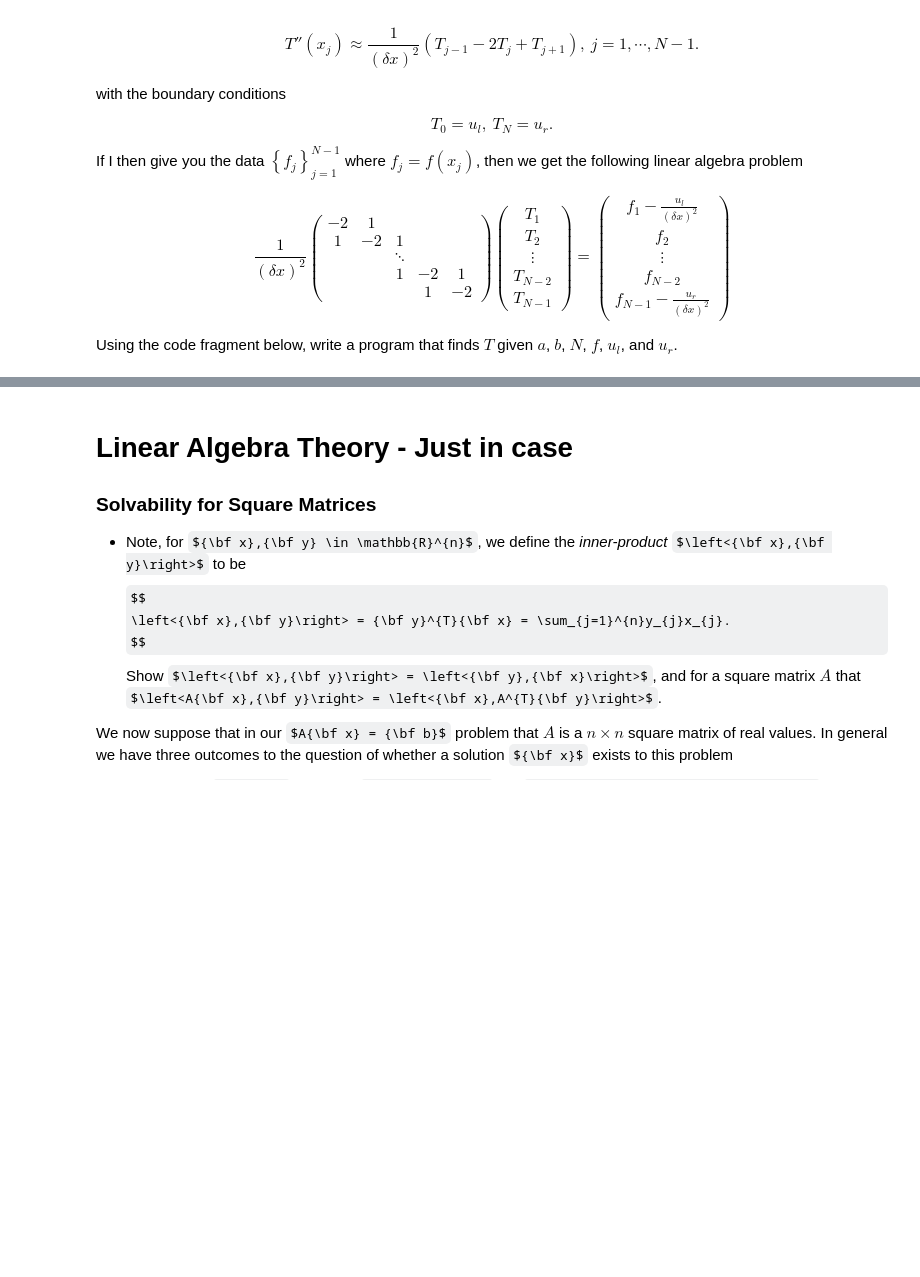
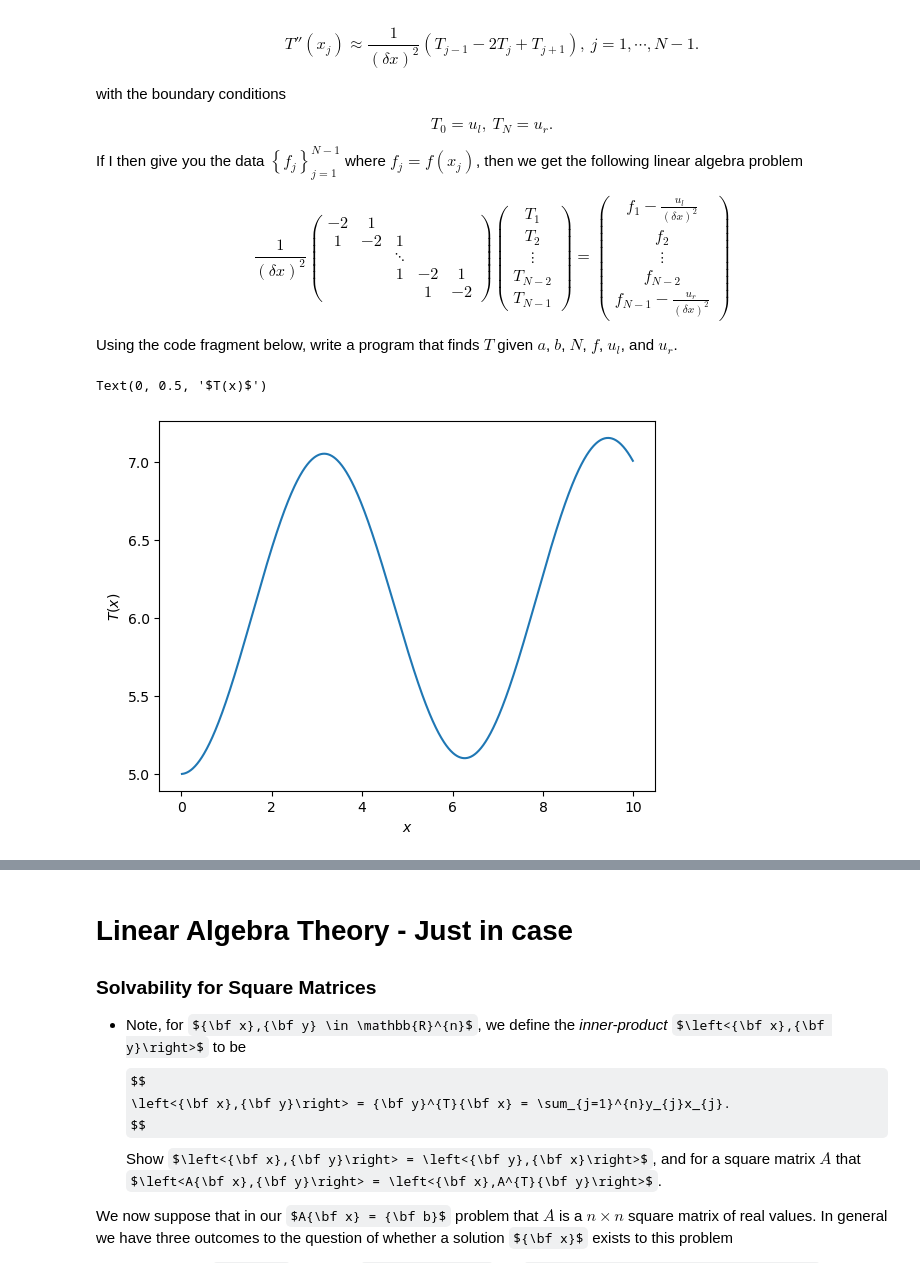
Before and after one commit to cwcurtis/Math-340-Notebooks, a Jupyter notebook: Lectures/Course_Lectures/Lecture_Nine_Sparse_Matrices_and_Finite_Differences.ipynb, the cells around one changed output, grey strips where cells are left out. Saved outputs shown, nothing was run; the diff lists cells and outputs as text; code cells hidden in the pictures; some formulas as TeX source; blank space fills up the shorter version.

```diff
--- a/Lectures/Course_Lectures/Lecture_Nine_Sparse_Matrices_and_Finite_Differences.ipynb
+++ b/Lectures/Course_Lectures/Lecture_Nine_Sparse_Matrices_and_Finite_Differences.ipynb
@@ -96,35 +119,38 @@ $$
 
 Using the code fragment below, write a program that finds $T$ given $a$, $b$, $N$, $f$, $u_{l}$, and $u_{r}$.
 # %%
-def temp_find(a,b,Nvls,fvals,ul,ur):
-    Nint = int(Nvls)
-    dx = (b-a)/Nvls
+def temp_find(a,b,fvals,ul,ur):
+    Np1 = fvals.size
+    dx = (b-a)/(Np1-1)
     idx2 = 1./(dx*dx)
 
     # Build the right-hand side of your problem
-    rhs = fvals[1:Nint]
+    rhs = fvals[1:-1]
     rhs[0] -= ul*idx2 # include left-side boundary condition
-    rhs[Nint-2] -= ur*idx2 # include right-side boundary condition
+    rhs[-1] -= ur*idx2 # include right-side boundary condition
 
-    diag = -2.*idx2*np.ones(Nint-1)
-    odiag = idx2*np.ones(Nint-1)
+    diag = -2.*idx2*np.ones(Np1-2)
+    odiag = idx2*np.ones(Np1-2)
     data = np.array([diag,odiag,odiag])
     dvals = np.array([0,-1,1])
-    Amat = spdiags(data, dvals, Nint-1, Nint-1)
+    Amat = spdiags(data, dvals, Np1-2, Np1-2,format='csc')
     Tvec = spsolve(Amat,rhs)
 
     return Tvec
 # %%
 ffun = lambda x: np.cos(x)
 a = 0.
 b = 10.
 ul = 5.
 ur = 7.
 Nvls = 1000
 xvals = np.linspace(a,b,Nvls+1)
 fvals = ffun(xvals)
 
-tprofile = temp_find(a,b,Nvls,fvals,ul,ur)
+tprofile = temp_find(a,b,fvals,ul,ur)
 plt.plot(xvals[1:Nvls],tprofile)
 plt.xlabel("$x$")
 plt.ylabel("$T(x)$")
+# %% [output]
+Text(0, 0.5, '$T(x)$')
+[figure, added]
```
Also changed, not shown: parts of 4 cells of this notebook, 1 other file.
